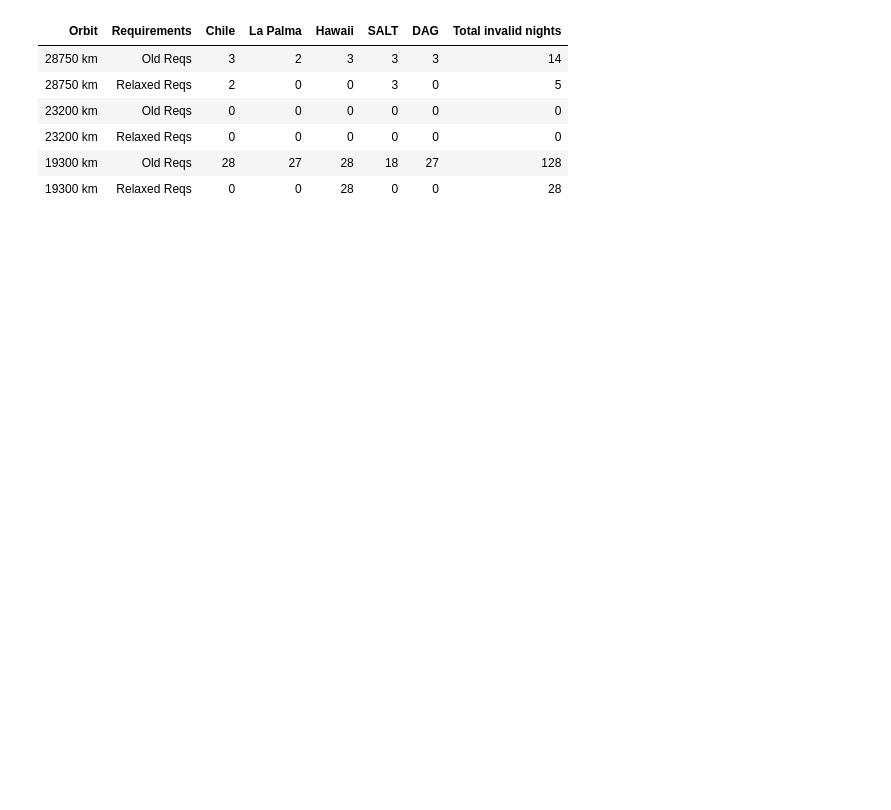
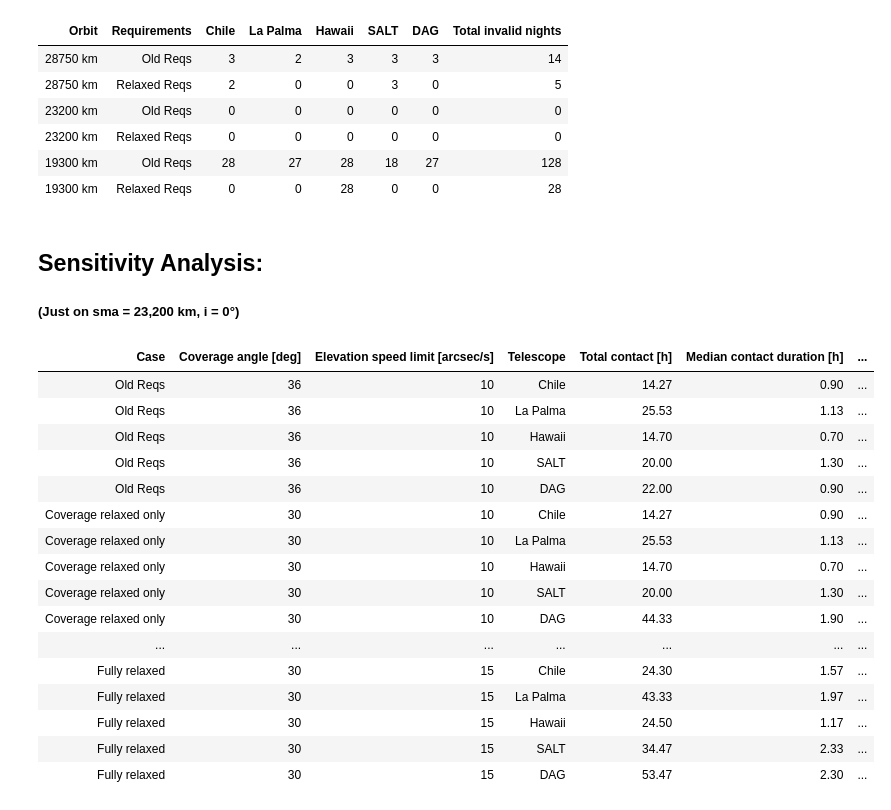
Before and after one commit to pscleo/NuAncestor, a Jupyter notebook: FreeFlyer/visibility_reqChange.ipynb, the cells around one changed output. Saved outputs shown, nothing was run; the diff lists cells and outputs as text; code cells hidden in the pictures; blank space fills up the shorter version.

```diff
--- a/FreeFlyer/visibility_reqChange.ipynb
+++ b/FreeFlyer/visibility_reqChange.ipynb
@@ -915,3 +915,6 @@ display(invalid_nights_summary.style.hide(axis="index"))
 | 23200 km | Relaxed Reqs | 0 | 0 | 0 | 0 | 0 | 0 |
 | 19300 km | Old Reqs | 28 | 27 | 28 | 18 | 27 | 128 |
 | 19300 km | Relaxed Reqs | 0 | 0 | 28 | 0 | 0 | 28 |
+# %% [markdown]
+## Sensitivity Analysis:
+##### (Just on sma = 23,200 km, i = 0°)
@@ -917,0 +945,74 @@ display(invalid_nights_summary.style.hide(axis="index"))
+# %%
+# Calculate contact and cadence results for every case and telescope
+sensitivity_rows = []
+reference_time = None
+
+for case in SENSITIVITY_CASES:
+    contact_data = read_result(case["Folder"], "InContact.txt")
+    night_data = read_result(case["Folder"], "IsNight.txt")
+
+    contact_mask = (contact_data[:, 0] >= 0) & (contact_data[:, 0] < DAYS)
+    night_mask = (night_data[:, 0] >= 0) & (night_data[:, 0] < DAYS)
+    contact_data = contact_data[contact_mask]
+    night_data = night_data[night_mask]
+
+    if contact_data.shape != night_data.shape or not np.allclose(
+        contact_data[:, 0], night_data[:, 0]):
+        raise ValueError(
+            f"InContact.txt and IsNight.txt do not match in {case['Folder']}.")
+
+    time = contact_data[:, 0]
+
+    if reference_time is None:
+        reference_time = time
+    elif len(time) != len(reference_time) or not np.allclose(
+        time, reference_time):
+        raise ValueError(
+            f"Time grid does not match the other cases in {case['Folder']}.")
+
+    simulation_end = infer_simulation_end(time)
+
+    for telescope in REQUIREMENT_TELESCOPES:
+        column = stations.index(telescope) + 1
+        visible = contact_data[:, column] >= 0.5
+        is_night = night_data[:, column] >= 0.5
+
+        contact_stats_case = visibility_statistics(time, visible)
+        requirement_stats = evaluate_telescope_requirements(
+            time, visible, is_night, simulation_end)
+
+        sensitivity_rows.append({
+            "Case": case["Case"],
+            "Coverage angle [deg]": case["Coverage angle [deg]"],
+            "Elevation speed limit [arcsec/s]":
+                case["Elevation speed limit [arcsec/s]"],
+            "Telescope": telescope,
+            "Total contact [h]":
+                contact_stats_case["total_contact_h"],
+            "Median contact duration [h]":
+                contact_stats_case["median_duration_h"],
+            "Maximum gap [h]":
+                contact_stats_case["maximum_gap_h"],
+            **requirement_stats})
+
+sensitivity_results = pd.DataFrame(sensitivity_rows).round(2)
+
+display(sensitivity_results.style.hide(axis="index").format(precision=2))
+# %% [output]
+| Case | Coverage angle [deg] | Elevation speed limit [arcsec/s] | Telescope | Total contact [h] | Median contact duration [h] | ... |
+| Old Reqs | 36 | 10 | Chile | 14.27 | 0.90 | ... |
+| Old Reqs | 36 | 10 | La Palma | 25.53 | 1.13 | ... |
+| Old Reqs | 36 | 10 | Hawaii | 14.70 | 0.70 | ... |
+| Old Reqs | 36 | 10 | SALT | 20.00 | 1.30 | ... |
+| Old Reqs | 36 | 10 | DAG | 22.00 | 0.90 | ... |
+| Coverage relaxed only | 30 | 10 | Chile | 14.27 | 0.90 | ... |
+| Coverage relaxed only | 30 | 10 | La Palma | 25.53 | 1.13 | ... |
+| Coverage relaxed only | 30 | 10 | Hawaii | 14.70 | 0.70 | ... |
+| Coverage relaxed only | 30 | 10 | SALT | 20.00 | 1.30 | ... |
+| Coverage relaxed only | 30 | 10 | DAG | 44.33 | 1.90 | ... |
+| ... | ... | ... | ... | ... | ... | ... |
+| Fully relaxed | 30 | 15 | Chile | 24.30 | 1.57 | ... |
+| Fully relaxed | 30 | 15 | La Palma | 43.33 | 1.97 | ... |
+| Fully relaxed | 30 | 15 | Hawaii | 24.50 | 1.17 | ... |
+| Fully relaxed | 30 | 15 | SALT | 34.47 | 2.33 | ... |
+| Fully relaxed | 30 | 15 | DAG | 53.47 | 2.30 | ... |
```
Also changed, not shown: parts of 12 cells of this notebook.
